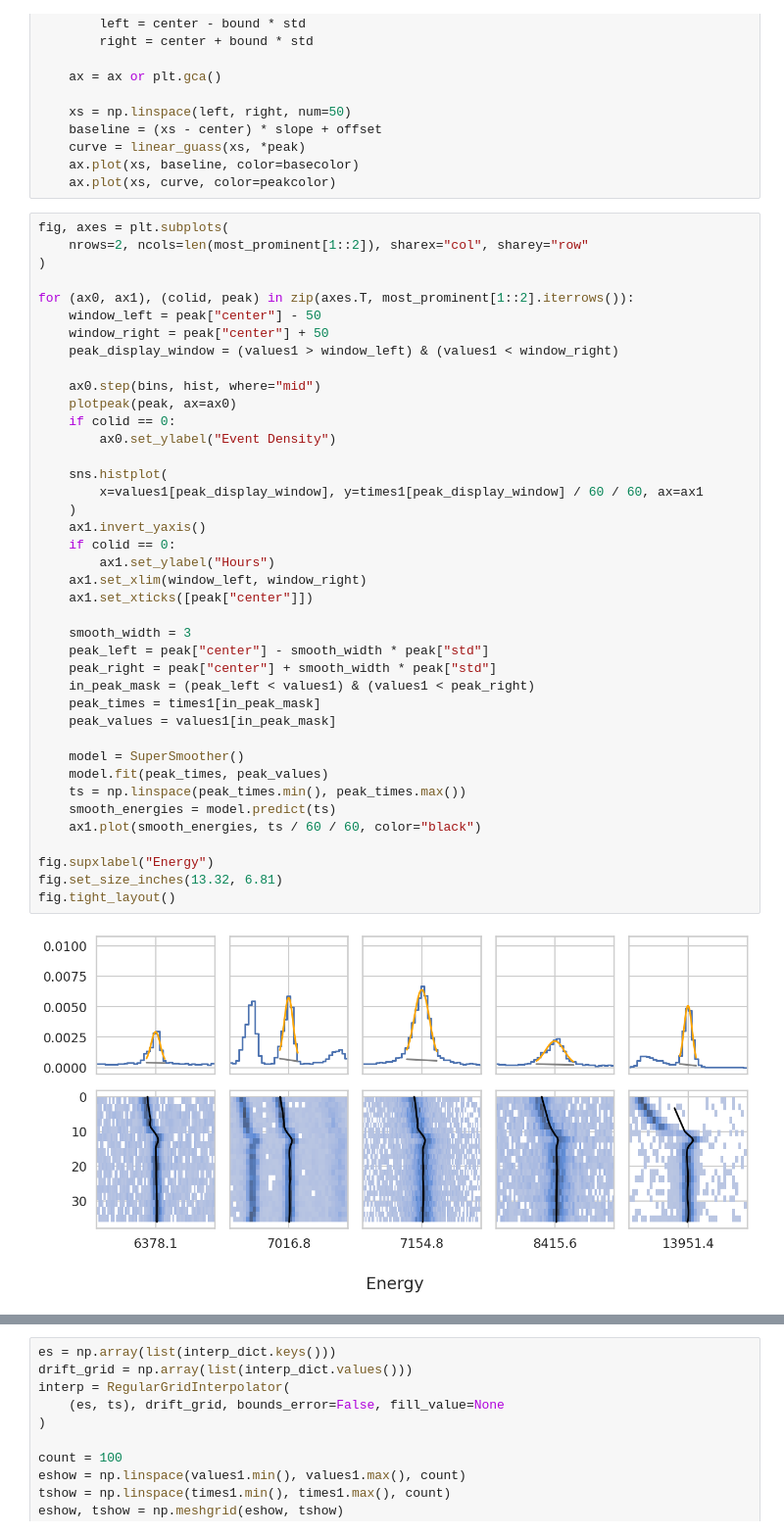
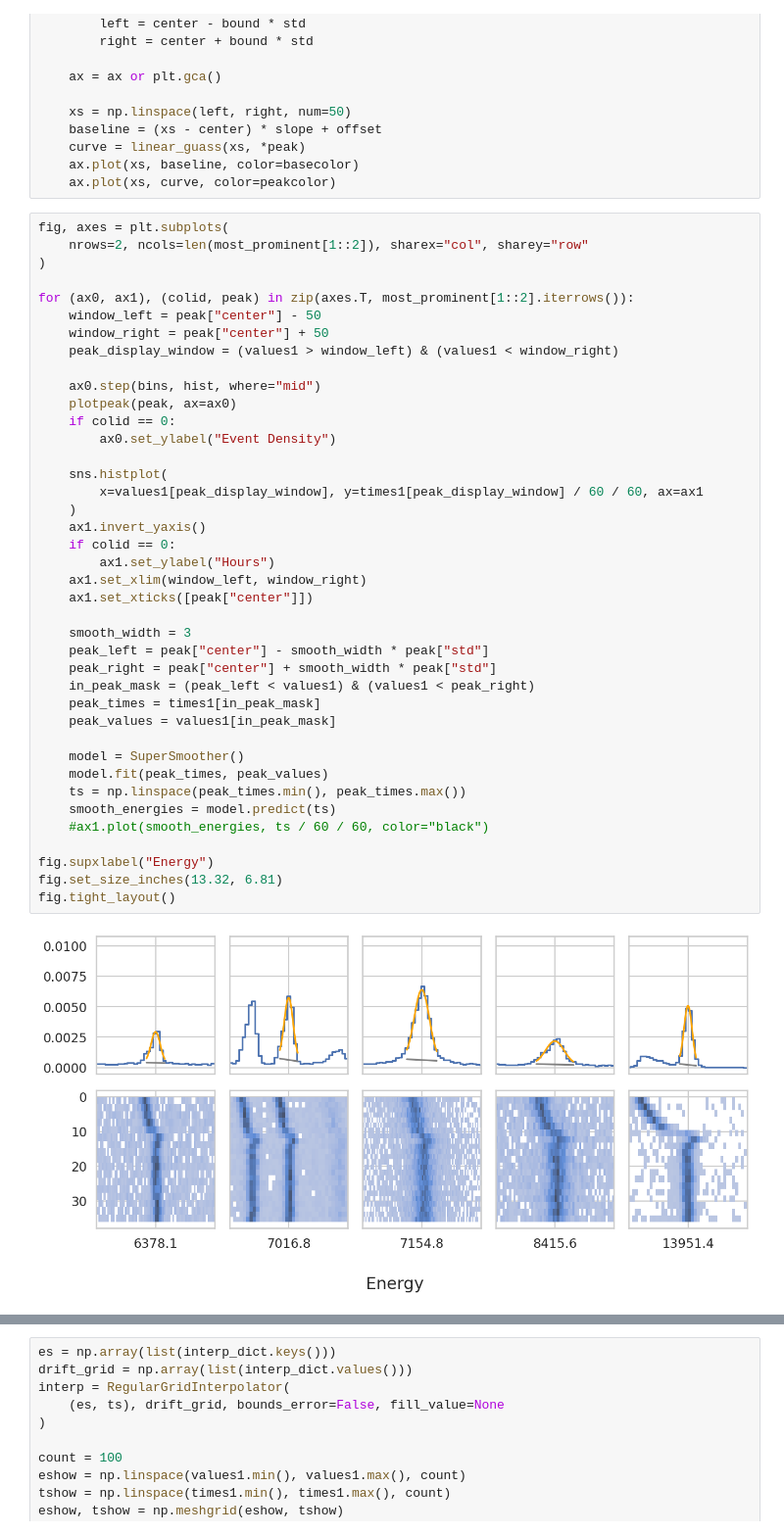
Before and after one commit to wstevick/Smoothing, a Jupyter notebook: Wes_slideplots.ipynb, the cells around one changed output, grey strips where cells are left out. Shown at 98% size. Drawn from its saved outputs; the diff is of its cells as text.

```diff
--- a/Wes_slideplots.ipynb
+++ b/Wes_slideplots.ipynb
@@ -100,35 +100,35 @@ for (ax0, ax1), (colid, peak) in zip(axes.T, most_prominent[1::2].iterrows()):
     ax0.step(bins, hist, where="mid")
     plotpeak(peak, ax=ax0)
     if colid == 0:
         ax0.set_ylabel("Event Density")
 
     sns.histplot(
         x=values1[peak_display_window], y=times1[peak_display_window] / 60 / 60, ax=ax1
     )
     ax1.invert_yaxis()
     if colid == 0:
         ax1.set_ylabel("Hours")
     ax1.set_xlim(window_left, window_right)
     ax1.set_xticks([peak["center"]])
 
     smooth_width = 3
     peak_left = peak["center"] - smooth_width * peak["std"]
     peak_right = peak["center"] + smooth_width * peak["std"]
     in_peak_mask = (peak_left < values1) & (values1 < peak_right)
     peak_times = times1[in_peak_mask]
     peak_values = values1[in_peak_mask]
 
     model = SuperSmoother()
     model.fit(peak_times, peak_values)
     ts = np.linspace(peak_times.min(), peak_times.max())
     smooth_energies = model.predict(ts)
-    ax1.plot(smooth_energies, ts / 60 / 60, color="black")
+    #ax1.plot(smooth_energies, ts / 60 / 60, color="black")
 
 fig.supxlabel("Energy")
 fig.set_size_inches(13.32, 6.81)
 fig.tight_layout()
 # %% [output]
-[figure, old version]
+[figure, new version]
 # %%
 fig, axes = plt.subplots(nrows=2, ncols=2, sharex="col", sharey="row")
 
```
Also changed, not shown: parts of 3 cells of this notebook.
